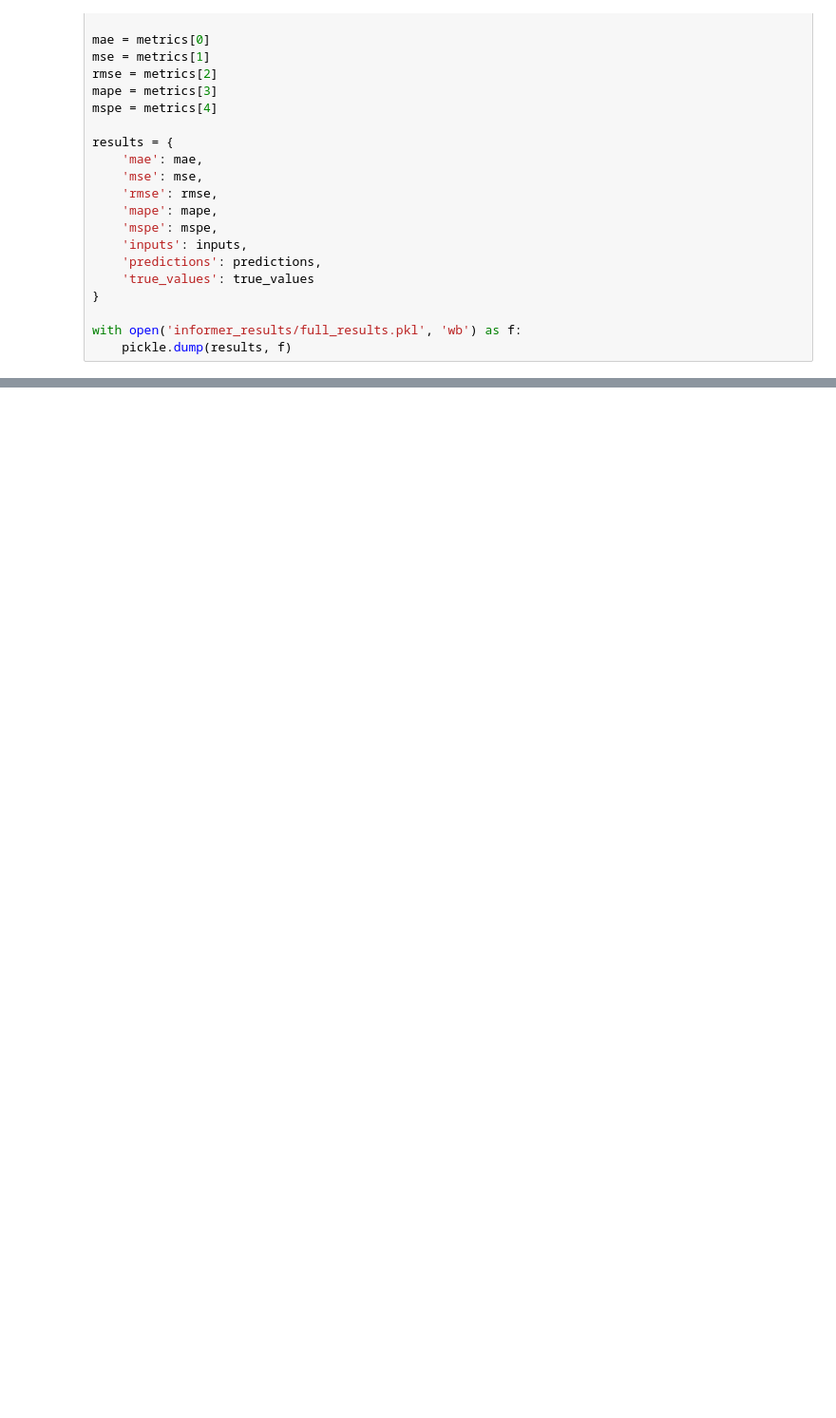
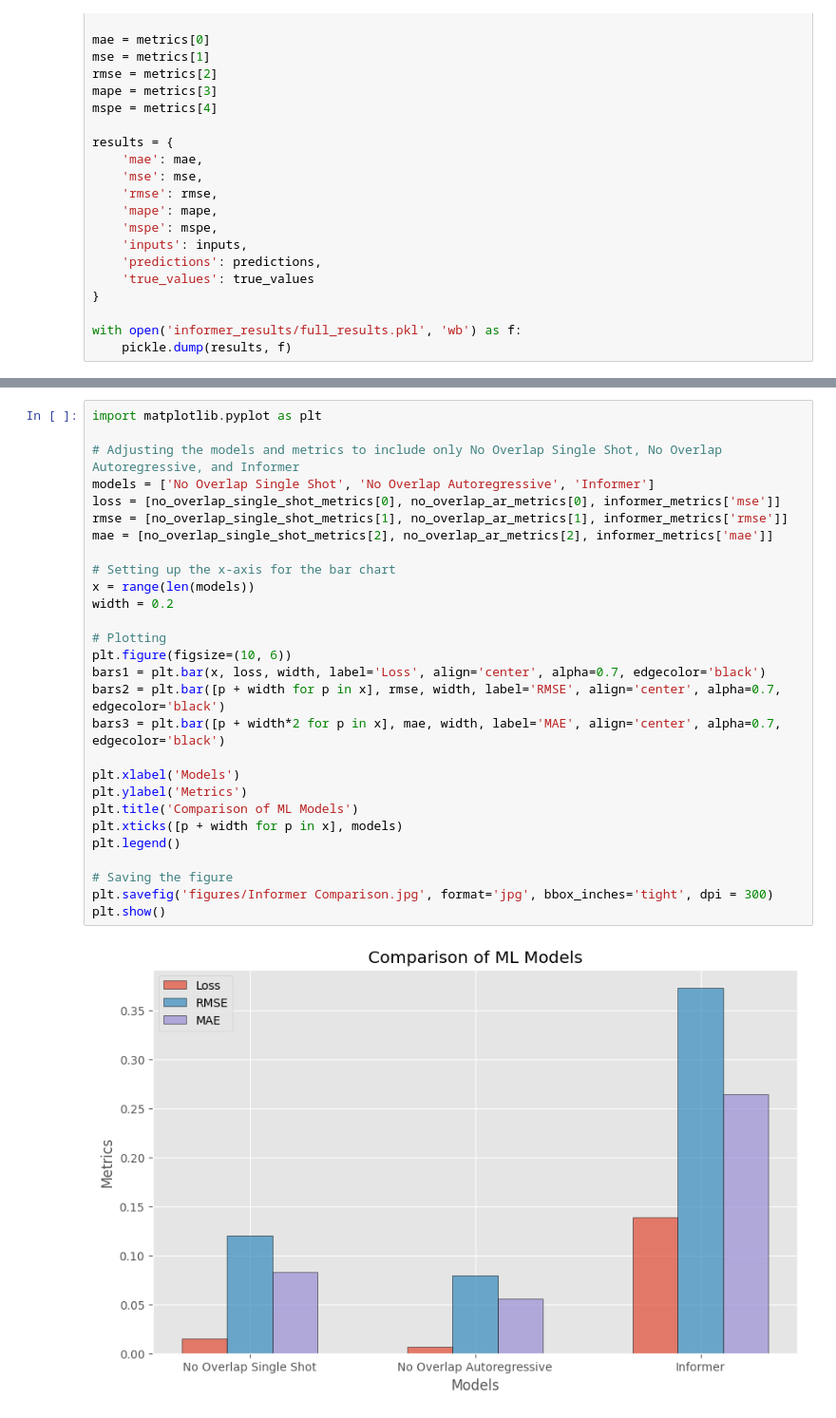
Before and after one commit to philiphan0109/time-series-forecasting, a Jupyter notebook: Single Feature Model/model_results.ipynb, the cells around one changed output, grey strips where cells are left out. Shown at 95% size. Cells and saved outputs as stored; diff of their text form; blank space fills up the shorter version.

```diff
--- a/Single Feature Model/model_results.ipynb
+++ b/Single Feature Model/model_results.ipynb
@@ -231 +248,31 @@ plt.show()
 [figure]
+# %%
+import matplotlib.pyplot as plt
+
+# Adjusting the models and metrics to include only No Overlap Single Shot, No Overlap Autoregressive, and Informer
+models = ['No Overlap Single Shot', 'No Overlap Autoregressive', 'Informer']
+loss = [no_overlap_single_shot_metrics[0], no_overlap_ar_metrics[0], informer_metrics['mse']]
+rmse = [no_overlap_single_shot_metrics[1], no_overlap_ar_metrics[1], informer_metrics['rmse']]
+mae = [no_overlap_single_shot_metrics[2], no_overlap_ar_metrics[2], informer_metrics['mae']]
+
+# Setting up the x-axis for the bar chart
+x = range(len(models))
+width = 0.2
+
+# Plotting
+plt.figure(figsize=(10, 6))
+bars1 = plt.bar(x, loss, width, label='Loss', align='center', alpha=0.7, edgecolor='black')
+bars2 = plt.bar([p + width for p in x], rmse, width, label='RMSE', align='center', alpha=0.7, edgecolor='black')
+bars3 = plt.bar([p + width*2 for p in x], mae, width, label='MAE', align='center', alpha=0.7, edgecolor='black')
+
+plt.xlabel('Models')
+plt.ylabel('Metrics')
+plt.title('Comparison of ML Models')
+plt.xticks([p + width for p in x], models)
+plt.legend()
+
+# Saving the figure
+plt.savefig('figures/Informer Comparison.jpg', format='jpg', bbox_inches='tight', dpi = 300)
+plt.show()
+# %% [output]
+[figure, added]
```
Also changed, not shown: parts of 1 cell of this notebook, 24 other files.
